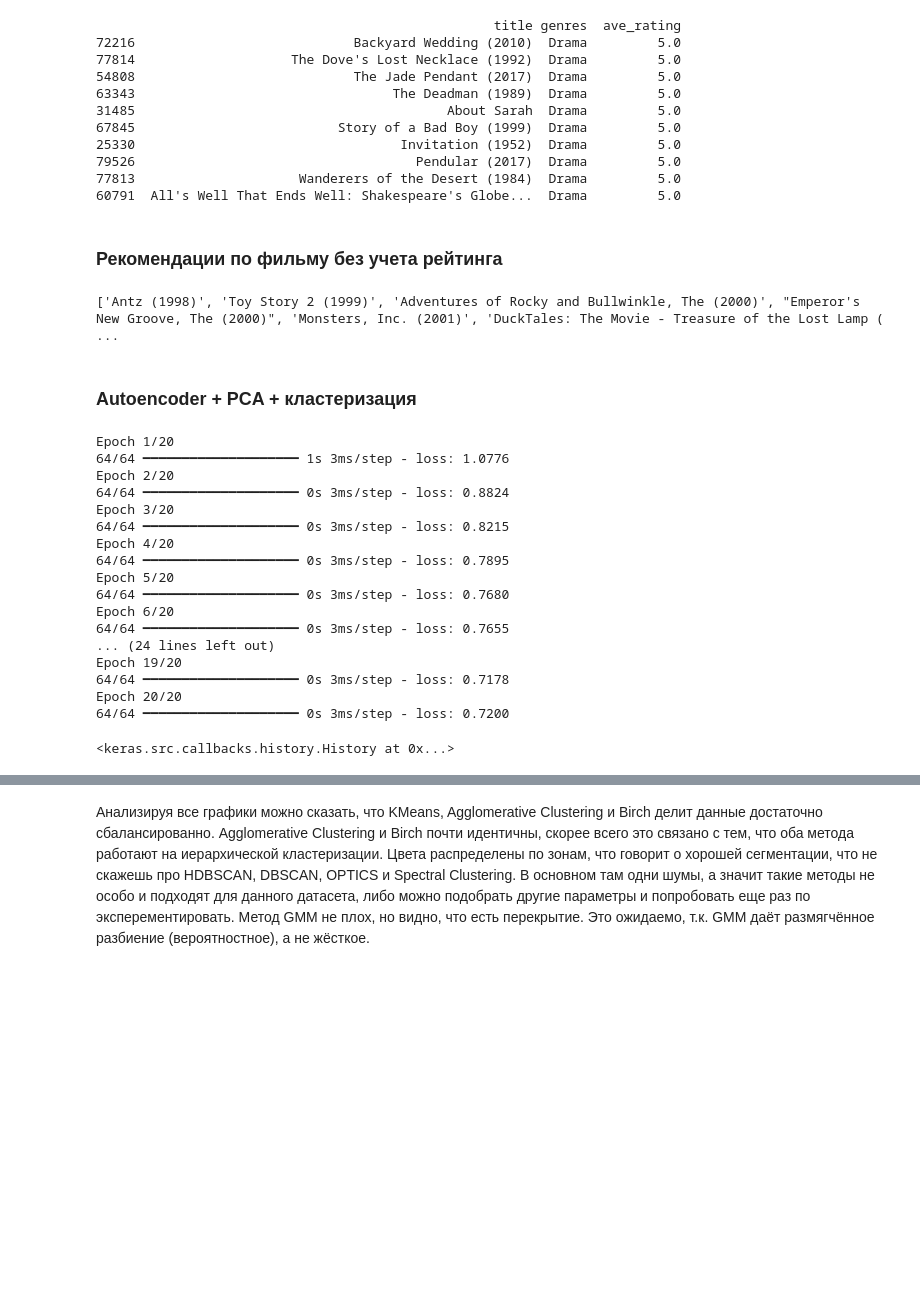
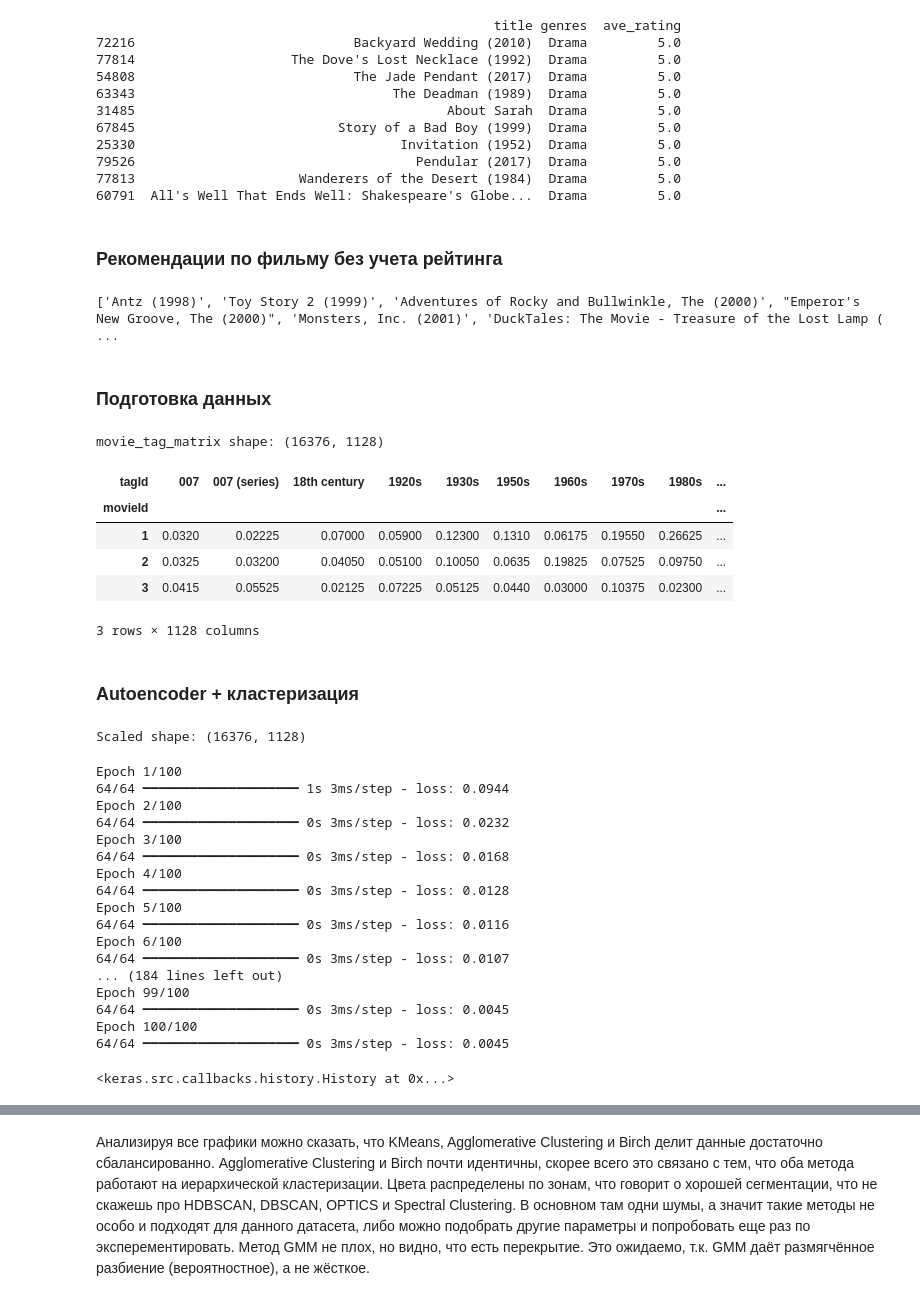
Before and after one commit to D1emonk/My-repo, a Jupyter notebook: Lesson_27.ipynb, the cells around one changed output, grey strips where cells are left out. Saved outputs shown, nothing was run; the diff lists cells and outputs as text; code cells hidden in the pictures; blank space fills up the shorter version.

```diff
--- a/Lesson_27.ipynb
+++ b/Lesson_27.ipynb
@@ -206,7 +221,7 @@ print(get_top_by_genre("Drama", popularity))
 77813                     Wanderers of the Desert (1984)  Drama         5.0
 60791  All's Well That Ends Well: Shakespeare's Globe...  Drama         5.0
 # %% [markdown]
-<h3>  Рекомендации по фильму без учета рейтинга
+<h3>  Рекомендации по фильму без учета рейтинга</h3>
 # %%
 # Преобразование жанров в признаки (TF-IDF)
 def get_movie_recommendations(movie_title: str, movies_df: pd.DataFrame) -> list:
@@ -231,18 +246,39 @@ movies_filtered = movies[movies["movieId"].isin(popular_movies)]
 print(get_movie_recommendations("Toy Story (1995)", movies_filtered))
 # %% [output]
 ['Antz (1998)', 'Toy Story 2 (1999)', 'Adventures of Rocky and Bullwinkle, The (2000)', "Emperor's New Groove, The (2000)", 'Monsters, Inc. (2001)', 'DuckTales: The Movie - Treasure of the Lost Lamp ( ...
+# %% [markdown]
+<h3> Подготовка данных</h3>
 # %%
-# Матрица пользователь-фильм
+# Преобразуем genome_scores в широкую таблицу: movieId × tagId
 movie_tag_matrix = gs.pivot(index='movieId', columns='tagId', values='relevance').fillna(0)
-movie_tag_matrix_scaled = StandardScaler().fit_transform(movie_tag_matrix)
+
+# Добавим к movie_tag_matrix названия тегов
+tag_id_to_name = gt.set_index('tagId')['tag']
+movie_tag_matrix.columns = movie_tag_matrix.columns.map(tag_id_to_name)
+
+# Проверим результат
+print("movie_tag_matrix shape:", movie_tag_matrix.shape)
+movie_tag_matrix.head(3)
+# %% [output]
+movie_tag_matrix shape: (16376, 1128)
+| tagId | 007 | 007 (series) | 18th century | 1920s | 1930s | 1950s | 1960s | 1970s | 1980s | ... |
+| movieId |  |  |  |  |  |  |  |  |  | ... |
+| 1 | 0.0320 | 0.02225 | 0.07000 | 0.05900 | 0.12300 | 0.1310 | 0.06175 | 0.19550 | 0.26625 | ... |
+| 2 | 0.0325 | 0.03200 | 0.04050 | 0.05100 | 0.10050 | 0.0635 | 0.19825 | 0.07525 | 0.09750 | ... |
+| 3 | 0.0415 | 0.05525 | 0.02125 | 0.07225 | 0.05125 | 0.0440 | 0.03000 | 0.10375 | 0.02300 | ... |
+3 rows × 1128 columns
 # %% [markdown]
-<h3> Autoencoder + PCA + кластеризация
+<h3> Autoencoder + кластеризация</h3>
 # %%
 # Нормализация
-scaler = StandardScaler()
-normalized_matrix = scaler.fit_transform(movie_tag_matrix)
+scaler = MinMaxScaler()
+movie_vectors_scaled = scaler.fit_transform(movie_tag_matrix)
+
+print("Scaled shape:", movie_vectors_scaled.shape)
+# %% [output]
+Scaled shape: (16376, 1128)
 # %%
-input_dim = movie_tag_matrix_scaled.shape[1]
+input_dim = movie_vectors_scaled.shape[1]
 encoding_dim = 32  # Сжатие до 32 признаков
 
 input_layer = Input(shape=(input_dim,))
@@ -257,28 +293,31 @@ decoded = Dense(input_dim, activation='sigmoid')(decoded)
 autoencoder = Model(input_layer, decoded)
 encoder = Model(input_layer, encoded)
 
+# Обучение
 autoencoder.compile(optimizer=Adam(1e-3), loss='mse')
 
-# Обучение
-autoencoder.fit(movie_tag_matrix_scaled, movie_tag_matrix_scaled,
-                epochs=20, batch_size=256, shuffle=True, verbose=1)
+autoencoder.fit(
+    movie_vectors_scaled, movie_vectors_scaled,
+    epochs=100, batch_size=256,
+    shuffle=True, verbose=1
+)
 # %% [output]
-Epoch 1/20
-64/64 ━━━━━━━━━━━━━━━━━━━━ 1s 3ms/step - loss: 1.0776
-Epoch 2/20
-64/64 ━━━━━━━━━━━━━━━━━━━━ 0s 3ms/step - loss: 0.8824
-Epoch 3/20
-64/64 ━━━━━━━━━━━━━━━━━━━━ 0s 3ms/step - loss: 0.8215
-Epoch 4/20
-64/64 ━━━━━━━━━━━━━━━━━━━━ 0s 3ms/step - loss: 0.7895
-Epoch 5/20
-64/64 ━━━━━━━━━━━━━━━━━━━━ 0s 3ms/step - loss: 0.7680
-Epoch 6/20
-64/64 ━━━━━━━━━━━━━━━━━━━━ 0s 3ms/step - loss: 0.7655
-... (24 lines left out)
-Epoch 19/20
-64/64 ━━━━━━━━━━━━━━━━━━━━ 0s 3ms/step - loss: 0.7178
-Epoch 20/20
-64/64 ━━━━━━━━━━━━━━━━━━━━ 0s 3ms/step - loss: 0.7200
+Epoch 1/100
+64/64 ━━━━━━━━━━━━━━━━━━━━ 1s 3ms/step - loss: 0.0944
+Epoch 2/100
+64/64 ━━━━━━━━━━━━━━━━━━━━ 0s 3ms/step - loss: 0.0232
+Epoch 3/100
+64/64 ━━━━━━━━━━━━━━━━━━━━ 0s 3ms/step - loss: 0.0168
+Epoch 4/100
+64/64 ━━━━━━━━━━━━━━━━━━━━ 0s 3ms/step - loss: 0.0128
+Epoch 5/100
+64/64 ━━━━━━━━━━━━━━━━━━━━ 0s 3ms/step - loss: 0.0116
+Epoch 6/100
+64/64 ━━━━━━━━━━━━━━━━━━━━ 0s 3ms/step - loss: 0.0107
+... (184 lines left out)
+Epoch 99/100
+64/64 ━━━━━━━━━━━━━━━━━━━━ 0s 3ms/step - loss: 0.0045
+Epoch 100/100
+64/64 ━━━━━━━━━━━━━━━━━━━━ 0s 3ms/step - loss: 0.0045
 <keras.src.callbacks.history.History at 0x...>
 # %%
```
Also changed, not shown: parts of 27 cells of this notebook.
